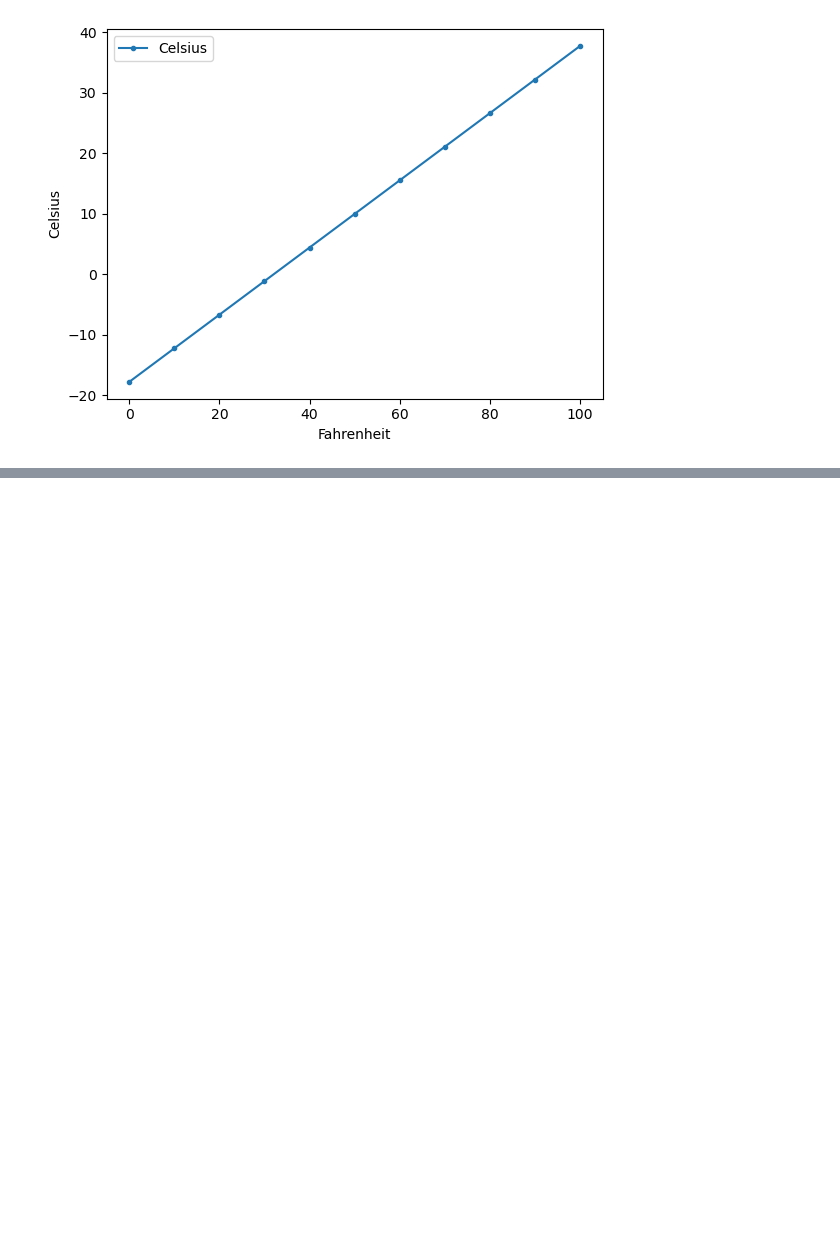
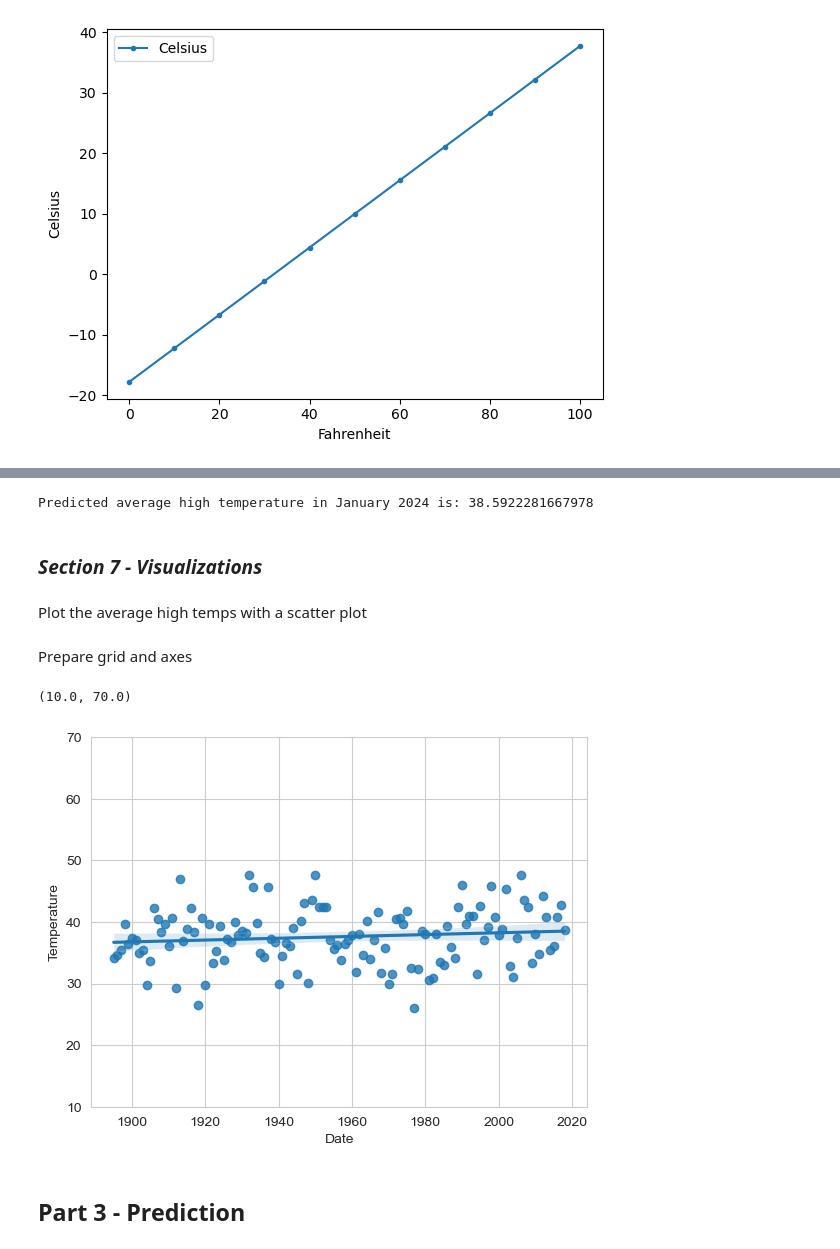
Before and after one commit to klg56880/datafun-07-ml, a Jupyter notebook: karitaylor_ml.ipynb, the cells around one changed output, grey strips where cells are left out. Drawn from its saved outputs; the diff is of its cells as text; code cells hidden in the pictures; blank space fills up the shorter version.

```diff
--- a/karitaylor_ml.ipynb
+++ b/karitaylor_ml.ipynb
@@ -28,0 +42,2 @@ y_label = axes.set_ylabel('Celsius')
+# %%
+nyc_df = pd.read_csv('ave_hi_nyc_jan_1895-2018.csv')
@@ -28,0 +70,2 @@ y_label = axes.set_ylabel('Celsius')
+# %%
+nyc_df.columns = ['Date', 'Temperature', 'Anomaly']
@@ -28,0 +83,2 @@ y_label = axes.set_ylabel('Celsius')
+# %%
+nyc_df.Date = nyc_df.Date.floordiv(100)
@@ -28,0 +133,20 @@ y_label = axes.set_ylabel('Celsius')
+# %%
+print('Predicted average high temperature in January 2024 is:', linear_regression.slope * 2024 + linear_regression.intercept)
+# %% [output]
+Predicted average high temperature in January 2024 is: 38.5922281667978
+# %% [markdown]
+### *Section 7 - Visualizations*
+# %% [markdown]
+Plot the average high temps with a scatter plot
+# %% [markdown]
+Prepare grid and axes
+# %%
+sns.set_style('whitegrid')
+# %%
+axes = sns.regplot(x=nyc_df.Date, y=nyc_df.Temperature)
+axes.set_ylim(10, 70)
+# %% [output]
+(10.0, 70.0)
+[figure, added]
+# %% [markdown]
+## **Part 3 - Prediction**
```
Also changed, not shown: parts of 69 cells of this notebook.
